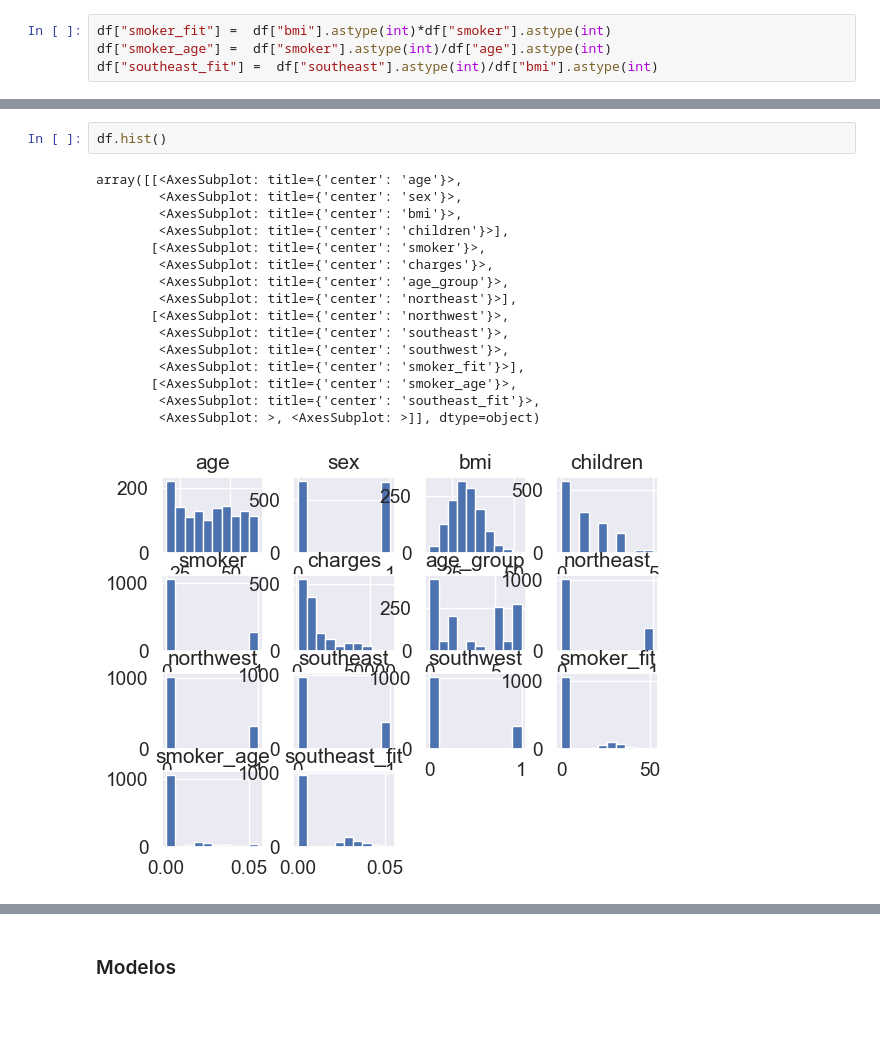
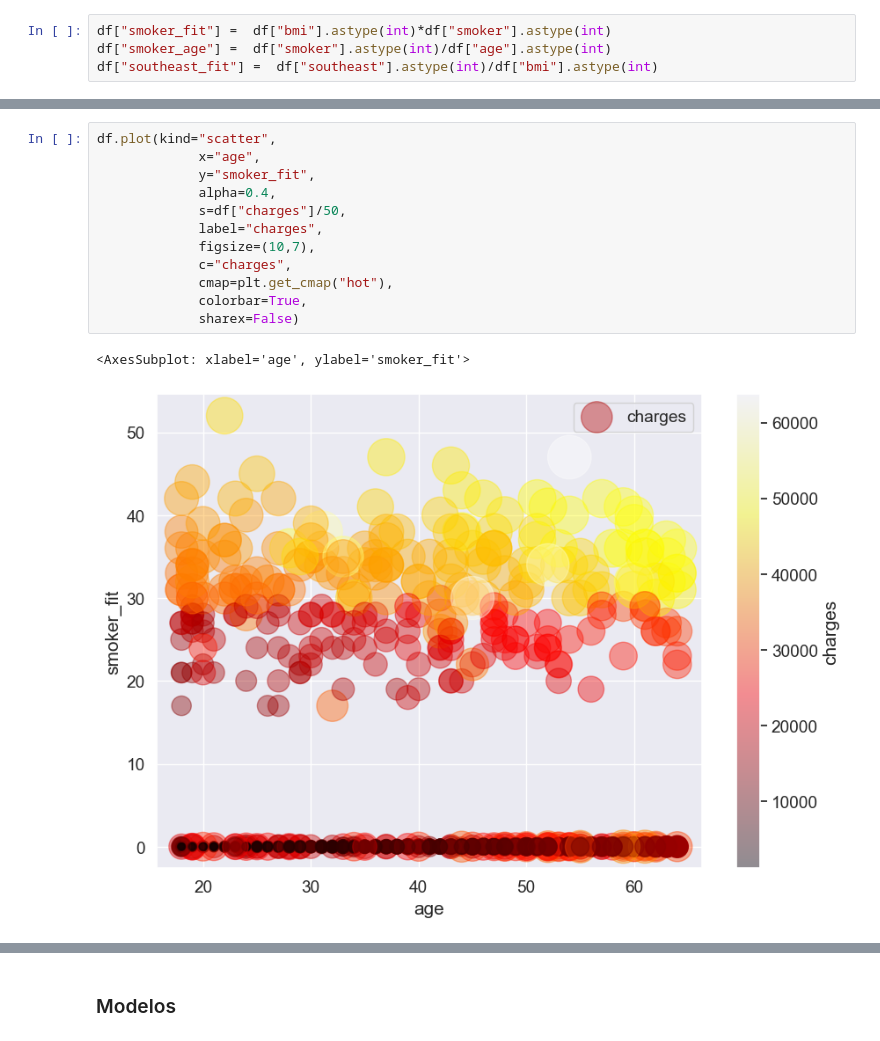
Before and after one commit to braiso-22/ejercicio-seguro-medico, a Jupyter notebook: seguro-medico.ipynb, the cells around one changed output, grey strips where cells are left out. Saved outputs shown, nothing was run; the diff lists cells and outputs as text; blank space fills up the shorter version.

```diff
--- a/seguro-medico.ipynb
+++ b/seguro-medico.ipynb
@@ -153,19 +153,15 @@ plt.show()
-# %%
-df.hist()
-# %% [output]
-array([[<AxesSubplot: title={'center': 'age'}>,
-        <AxesSubplot: title={'center': 'sex'}>,
-        <AxesSubplot: title={'center': 'bmi'}>,
-        <AxesSubplot: title={'center': 'children'}>],
-       [<AxesSubplot: title={'center': 'smoker'}>,
-        <AxesSubplot: title={'center': 'charges'}>,
-        <AxesSubplot: title={'center': 'age_group'}>,
-        <AxesSubplot: title={'center': 'northeast'}>],
-       [<AxesSubplot: title={'center': 'northwest'}>,
-        <AxesSubplot: title={'center': 'southeast'}>,
-        <AxesSubplot: title={'center': 'southwest'}>,
-        <AxesSubplot: title={'center': 'smoker_fit'}>],
-       [<AxesSubplot: title={'center': 'smoker_age'}>,
-        <AxesSubplot: title={'center': 'southeast_fit'}>,
-        <AxesSubplot: >, <AxesSubplot: >]], dtype=object)
-[figure, removed]
+# %%
+df.plot(kind="scatter",
+             x="age",
+             y="smoker_fit",
+             alpha=0.4,
+             s=df["charges"]/50,
+             label="charges",
+             figsize=(10,7),
+             c="charges",
+             cmap=plt.get_cmap("hot"),
+             colorbar=True,
+             sharex=False)
+# %% [output]
+<AxesSubplot: xlabel='age', ylabel='smoker_fit'>
+[figure, added]
```
Also changed, not shown: parts of 15 cells of this notebook.
